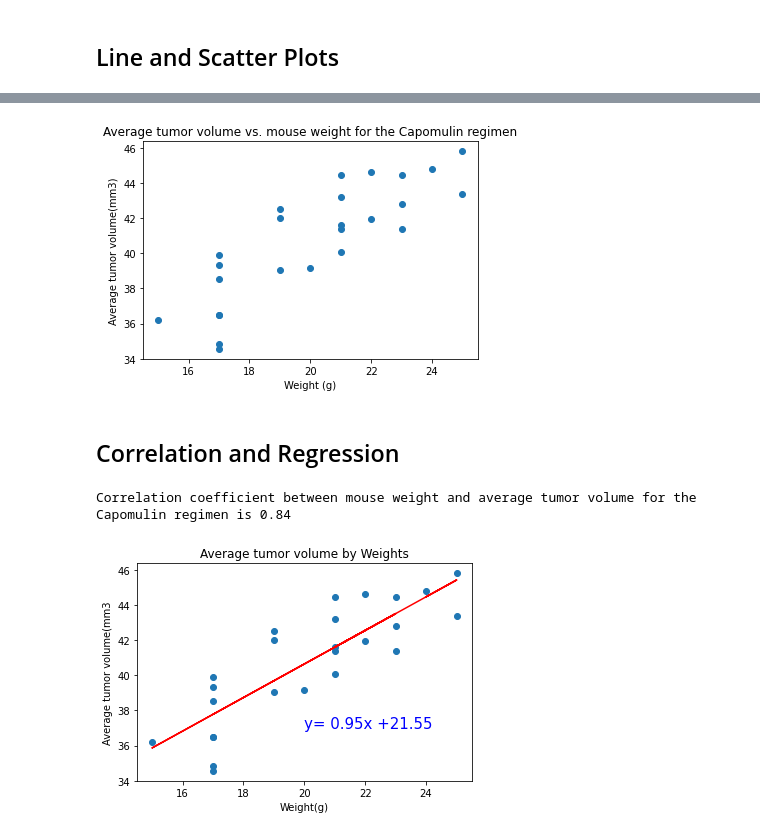
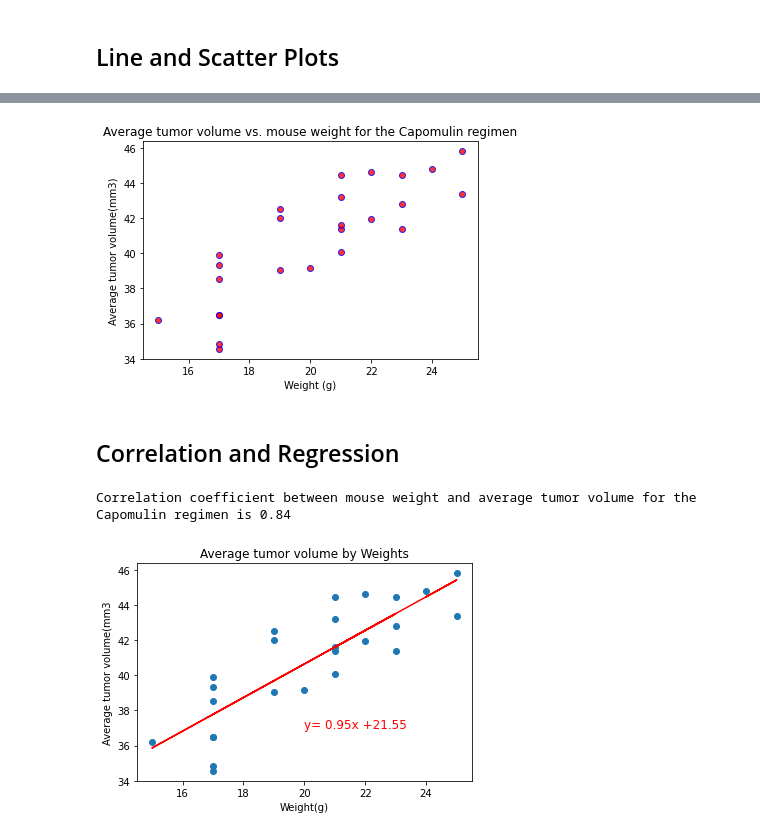
Before and after one commit to Kevinle76/Pymaceuticals, a Jupyter notebook: pymaceuticals_starter.ipynb, the cells around one changed output, grey strips where cells are left out. Cells and saved outputs as stored; diff of their text form; code cells hidden in the pictures.

```diff
--- a/pymaceuticals_starter.ipynb
+++ b/pymaceuticals_starter.ipynb
@@ -302,21 +304,21 @@ plt.show()
 # %%
 # Generate a scatter plot of average tumor volume vs. mouse weight for the Capomulin regimen
 
 capo_df=data_df.loc[data_df['Drug Regimen'] == 'Capomulin']
 ave_tumor_df=pd.DataFrame(capo_df.groupby('Mouse ID')['Tumor Volume (mm3)'].mean().sort_values()).reset_index().rename(columns={'Tumor Volume (mm3)':'ave_tumor_vol'})
 ave_tumor_df=pd.merge(capo_df,ave_tumor_df, on = "Mouse ID")
 final_ave_tumor_df = ave_tumor_df[['Weight (g)','ave_tumor_vol']].drop_duplicates()
 final_ave_tumor_df
 
 x =final_ave_tumor_df['Weight (g)']
 y =final_ave_tumor_df['ave_tumor_vol']
 
-plt.scatter(x,y)
+plt.scatter(x,y, marker = 'o', alpha = 0.8, edgecolor = 'blue', c= 'red', cmap = 'viridis')
 plt.xlabel('Weight (g)')
 plt.ylabel('Average tumor volume(mm3)')
-plt.title ('Average tumor volume vs. mouse weight for the Capomulin regimen);
+plt.title ('Average tumor volume vs. mouse weight for the Capomulin regimen');
 # %% [output]
-[figure, old version]
+[figure, new version]
 # %% [markdown]
 ## Correlation and Regression
 # %%
@@ -335,7 +337,7 @@ line_eq = "y= " + str(round(slope,2)) + "x +" + str(round(intercept,2))
 plt.scatter(x,y)
 plt.plot(x, regress_values,"r-")
 
-plt.annotate(line_eq,(20,37),fontsize=15,color="blue")
+plt.annotate(line_eq,(20,37),fontsize=12,color="red")
 
 plt.xlabel('Weight(g)')
 plt.ylabel('Average tumor volume(mm3')
@@ -343,4 +345,4 @@ plt.title('Average tumor volume by Weights')
 plt.show()
 # %% [output]
 Correlation coefficient between mouse weight and average tumor volume for the Capomulin regimen is 0.84
-[figure, old version]
+[figure, new version]
```
Also changed, not shown: parts of 3 cells of this notebook.
